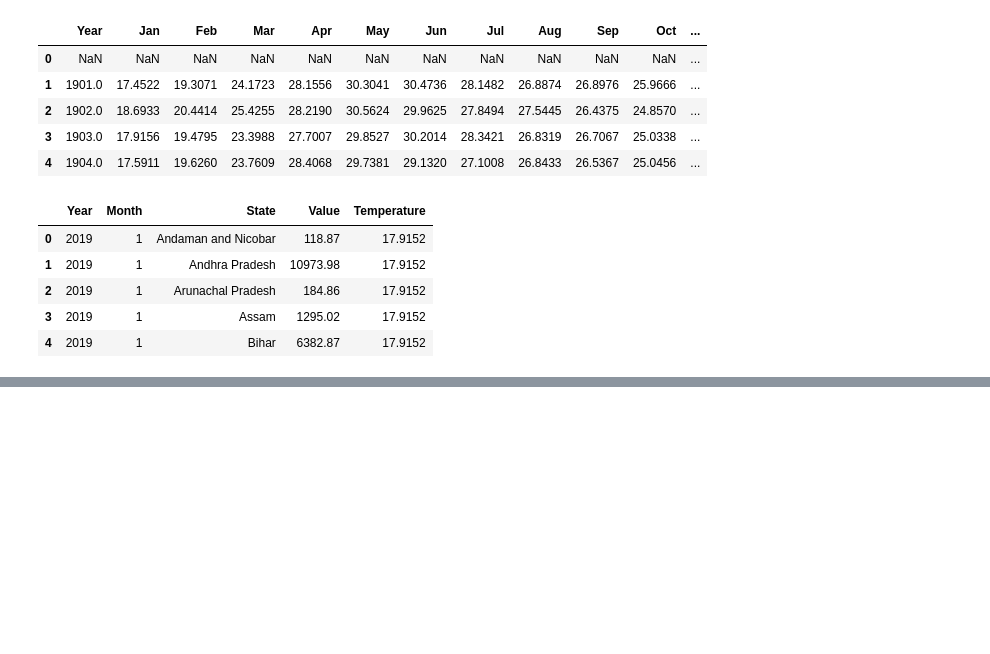
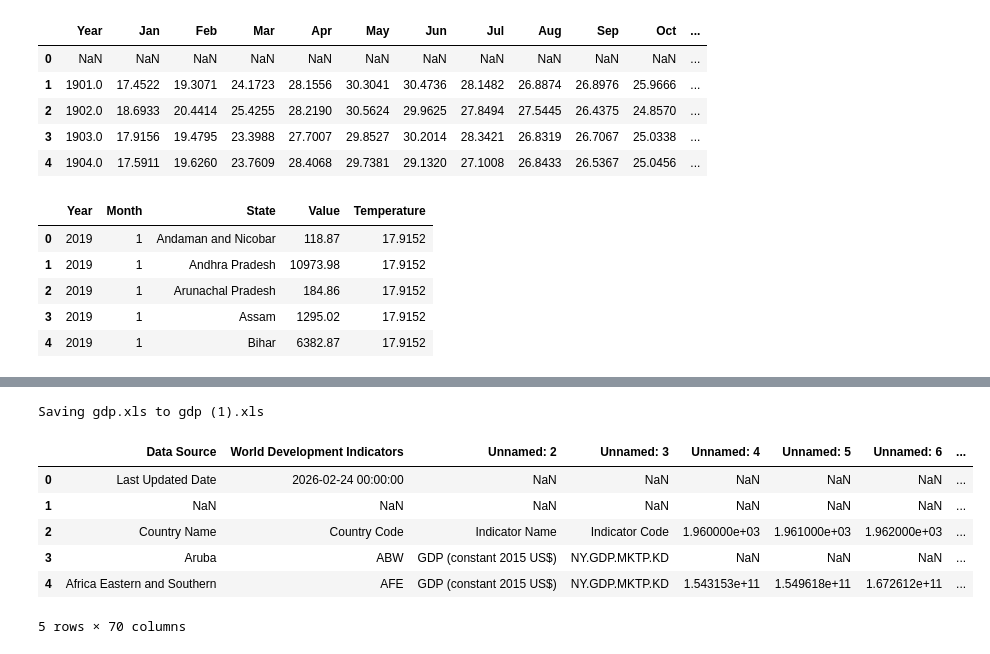
Before and after one commit to bodh1507/Energy-Demand-Forecasting, a Jupyter notebook: data_preprocessing.ipynb, the cells around one changed output, grey strips where cells are left out. Cells and saved outputs as stored; diff of their text form; code cells hidden in the pictures; blank space fills up the shorter version.

```diff
--- a/data_preprocessing.ipynb
+++ b/data_preprocessing.ipynb
@@ -257,3 +257,8 @@ files.download('merged_electricity_temperature_data.csv')
 # %% [output]
 [interactive output not drawn]
 [interactive output not drawn]
+# %%
+uploaded = files.upload()
+df3 = pd.read_excel("gdp.xls")
+display(df3.head())
+# %% [output]
@@ -259,0 +266,8 @@ files.download('merged_electricity_temperature_data.csv')
+Saving gdp.xls to gdp (1).xls
+|  | Data Source | World Development Indicators | Unnamed: 2 | Unnamed: 3 | Unnamed: 4 | Unnamed: 5 | Unnamed: 6 | ... |
+| 0 | Last Updated Date | 2026-02-24 00:00:00 | NaN | NaN | NaN | NaN | NaN | ... |
+| 1 | NaN | NaN | NaN | NaN | NaN | NaN | NaN | ... |
+| 2 | Country Name | Country Code | Indicator Name | Indicator Code | 1.960000e+03 | 1.961000e+03 | 1.962000e+03 | ... |
+| 3 | Aruba | ABW | GDP (constant 2015 US$) | NY.GDP.MKTP.KD | NaN | NaN | NaN | ... |
+| 4 | Africa Eastern and Southern | AFE | GDP (constant 2015 US$) | NY.GDP.MKTP.KD | 1.543153e+11 | 1.549618e+11 | 1.672612e+11 | ... |
+5 rows × 70 columns
```
Also changed, not shown: parts of 3 cells of this notebook.
